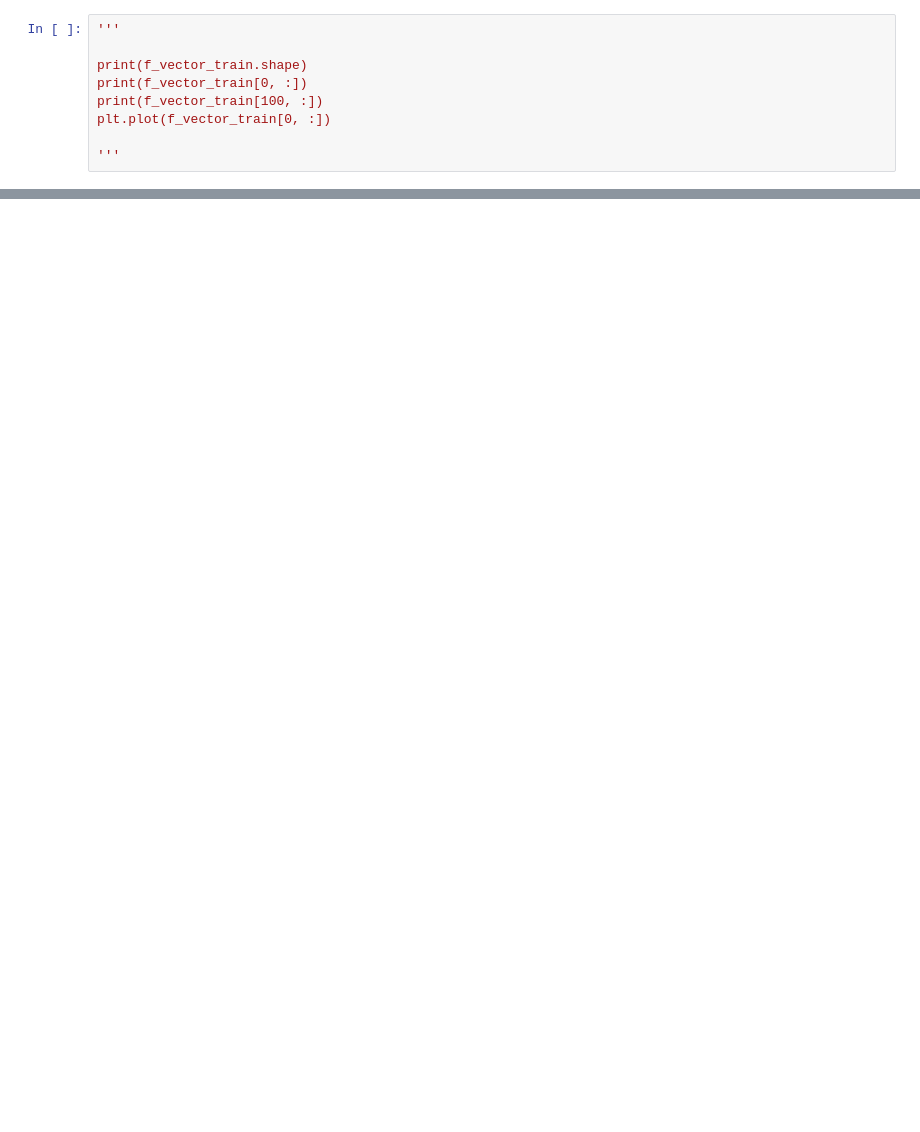
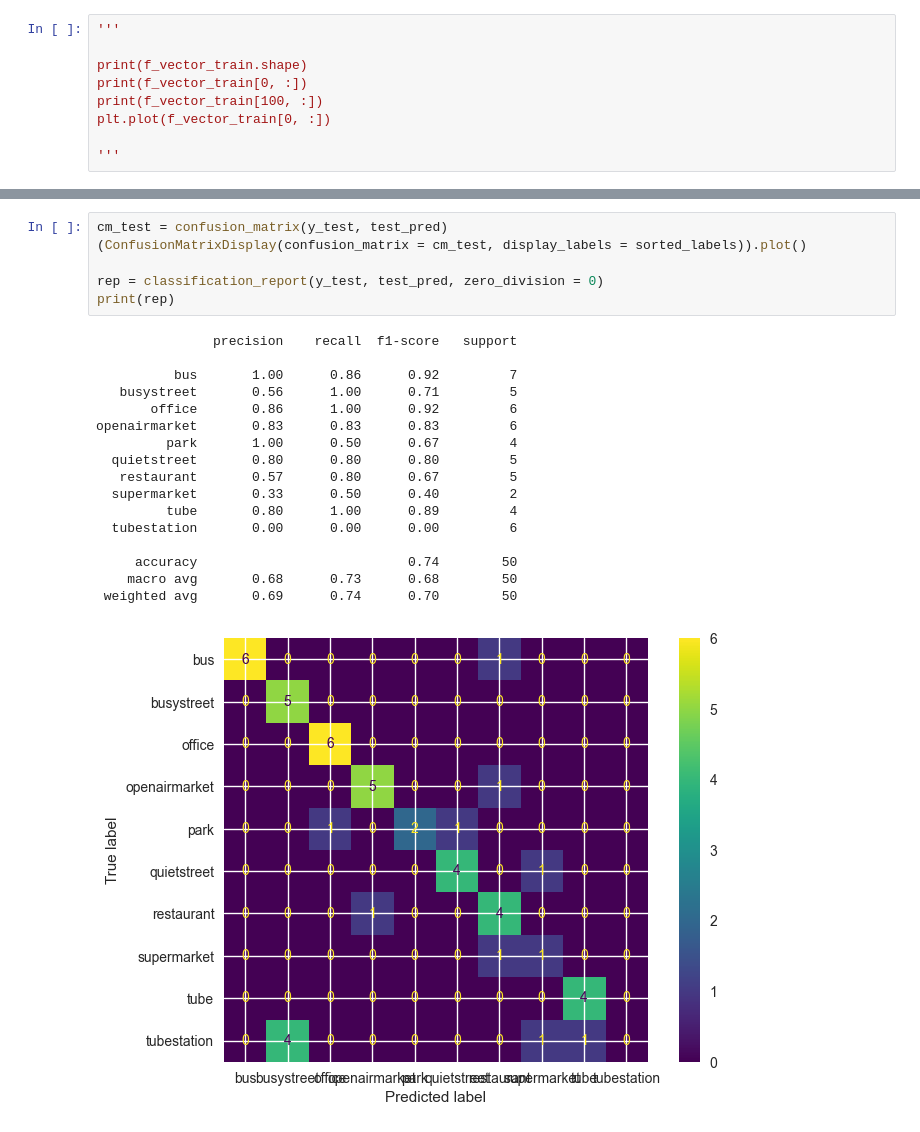
Before and after one commit to enry1897/Selected_P4, a Jupyter notebook: project4.ipynb, the cells around one changed output, grey strips where cells are left out. Drawn from its saved outputs; the diff is of its cells as text; blank space fills up the shorter version.

```diff
--- a/project4.ipynb
+++ b/project4.ipynb
@@ -245,0 +341,24 @@ test:  0.64
+# %%
+cm_test = confusion_matrix(y_test, test_pred)
+(ConfusionMatrixDisplay(confusion_matrix = cm_test, display_labels = sorted_labels)).plot()
+
+rep = classification_report(y_test, test_pred, zero_division = 0)
+print(rep)
+# %% [output]
+               precision    recall  f1-score   support
+
+          bus       1.00      0.86      0.92         7
+   busystreet       0.56      1.00      0.71         5
+       office       0.86      1.00      0.92         6
+openairmarket       0.83      0.83      0.83         6
+         park       1.00      0.50      0.67         4
+  quietstreet       0.80      0.80      0.80         5
+   restaurant       0.57      0.80      0.67         5
+  supermarket       0.33      0.50      0.40         2
+         tube       0.80      1.00      0.89         4
+  tubestation       0.00      0.00      0.00         6
+
+     accuracy                           0.74        50
+    macro avg       0.68      0.73      0.68        50
+ weighted avg       0.69      0.74      0.70        50
+[figure, added]
```
Also changed, not shown: parts of 17 cells of this notebook.
